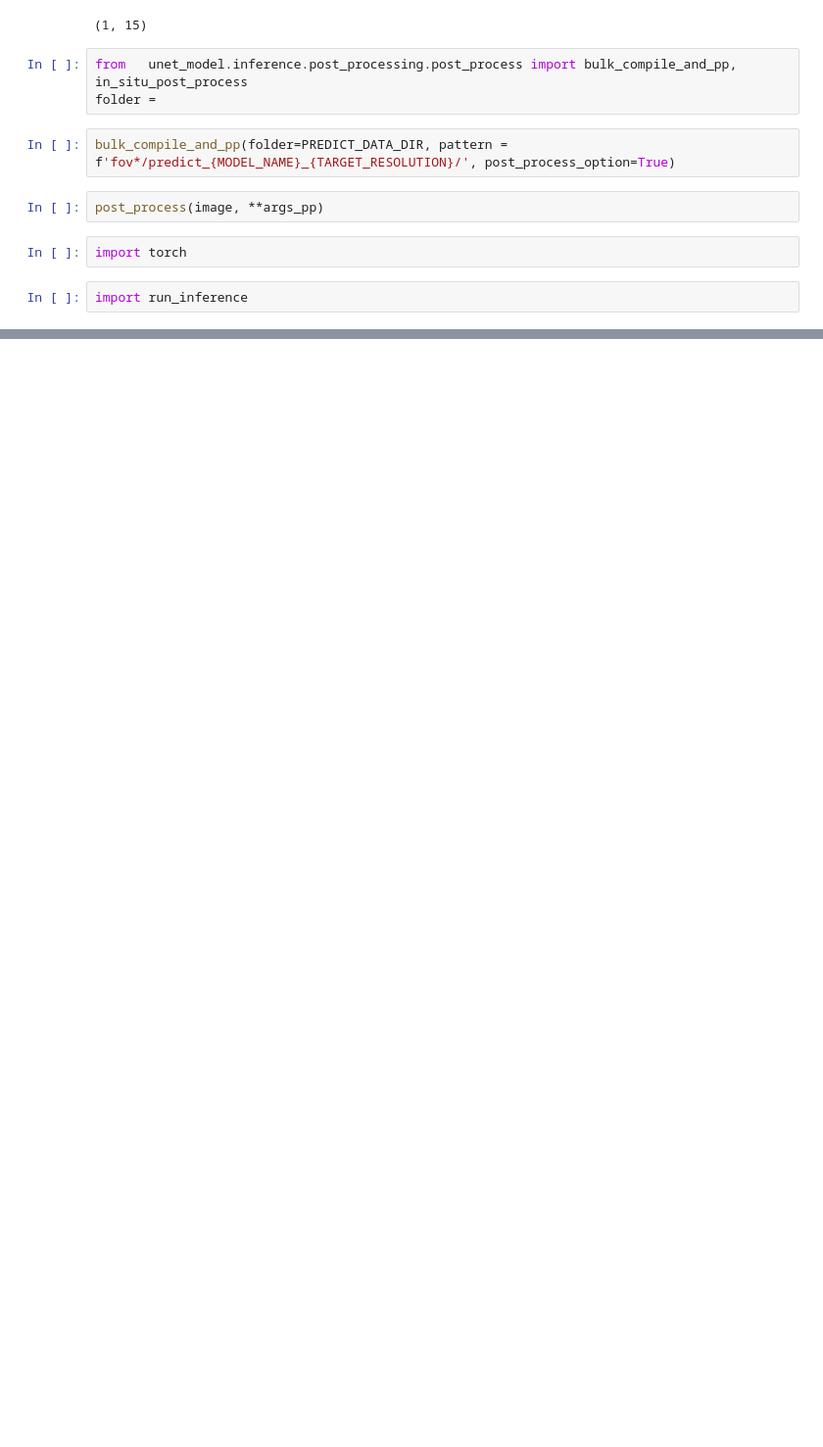
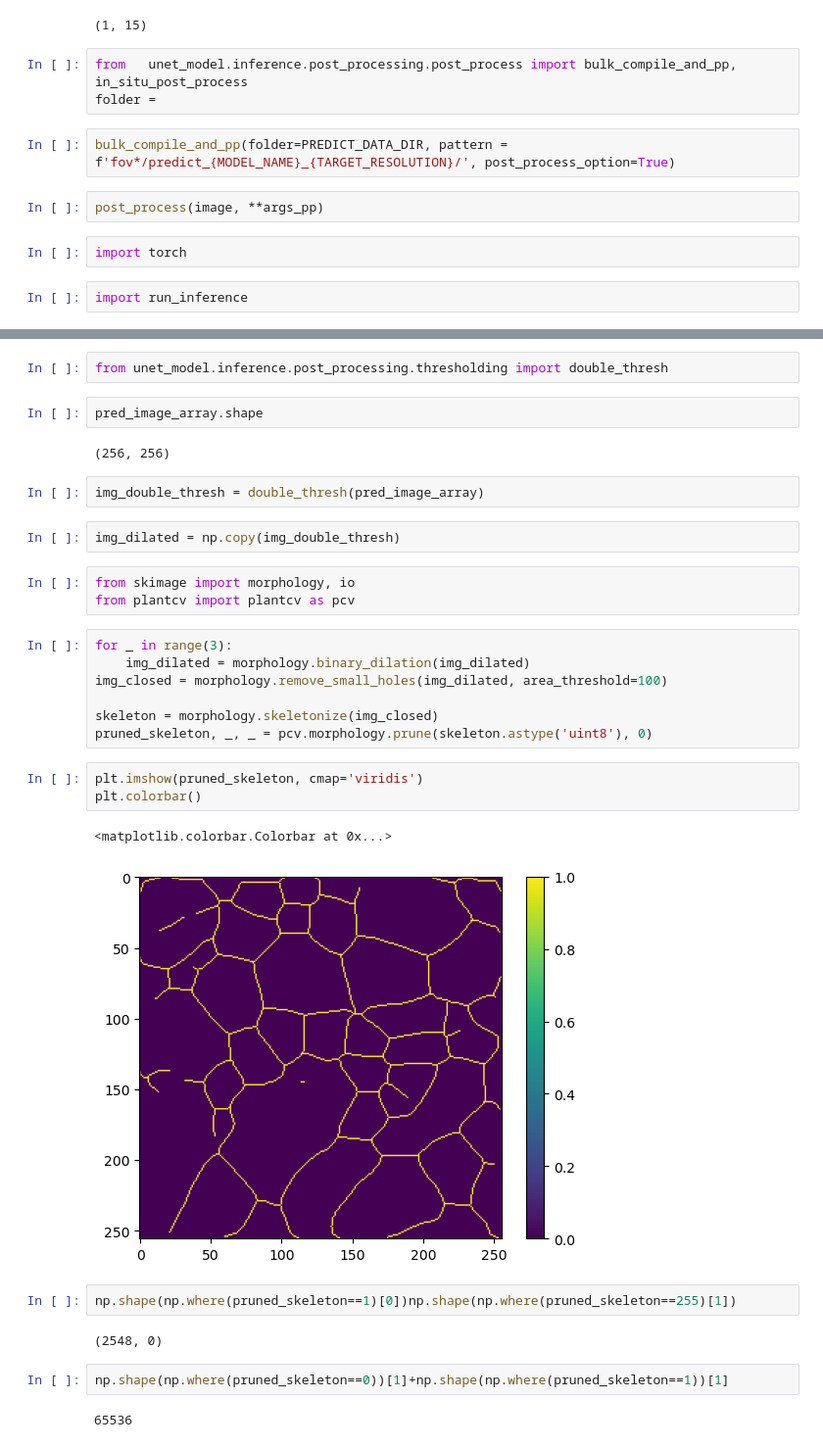
Before and after one commit to JGoddy/grain_unet, a Jupyter notebook: UNET.ipynb, the cells around one changed output, grey strips where cells are left out. Shown at 98% size. Saved outputs shown, nothing was run; the diff lists cells and outputs as text; blank space fills up the shorter version.

```diff
--- a/UNET.ipynb
+++ b/UNET.ipynb
@@ -499 +742,35 @@ Skeletonizing
 ... (4 outputs left out)
+# %%
+from unet_model.inference.post_processing.thresholding import double_thresh
+# %%
+pred_image_array.shape
+# %% [output]
+(256, 256)
+# %%
+img_double_thresh = double_thresh(pred_image_array)
+# %%
+img_dilated = np.copy(img_double_thresh)
+# %%
+from skimage import morphology, io
+from plantcv import plantcv as pcv
+# %%
+for _ in range(3):
+    img_dilated = morphology.binary_dilation(img_dilated)
+img_closed = morphology.remove_small_holes(img_dilated, area_threshold=100)
+
+skeleton = morphology.skeletonize(img_closed)
+pruned_skeleton, _, _ = pcv.morphology.prune(skeleton.astype('uint8'), 0)
+# %%
+plt.imshow(pruned_skeleton, cmap='viridis')
+plt.colorbar()
+# %% [output]
+<matplotlib.colorbar.Colorbar at 0x...>
+[figure, added]
+# %%
+np.shape(np.where(pruned_skeleton==1)[0])np.shape(np.where(pruned_skeleton==255)[1])
+# %% [output]
+(2548, 0)
+# %%
+np.shape(np.where(pruned_skeleton==0))[1]+np.shape(np.where(pruned_skeleton==1))[1]
+# %% [output]
+65536
```
Also changed, not shown: parts of 15 cells of this notebook, 2 other files.
